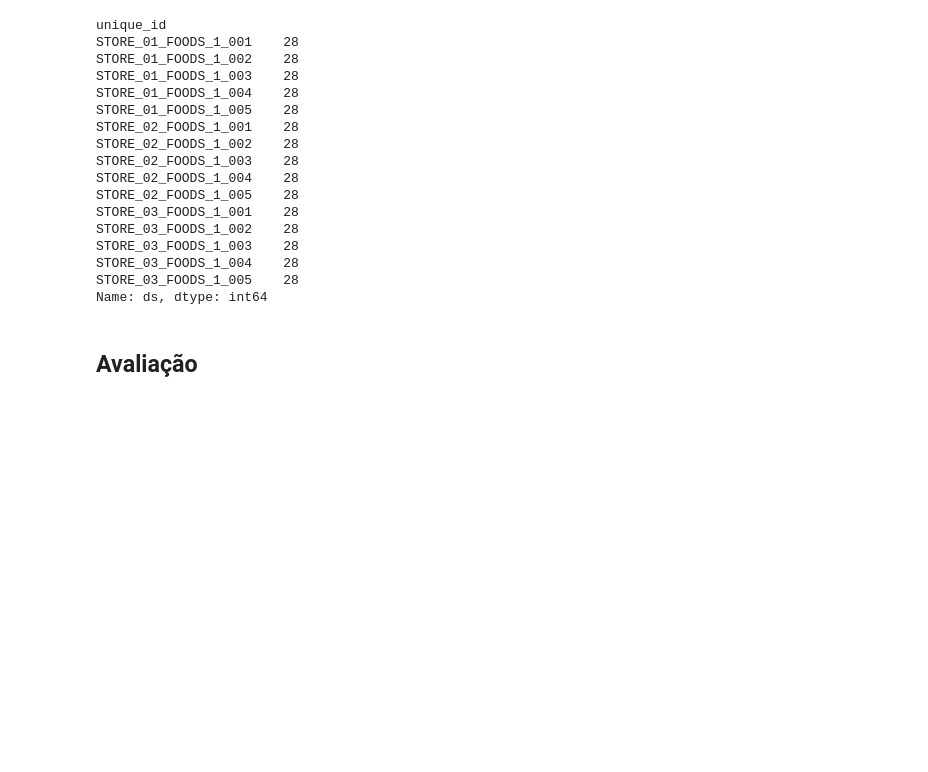
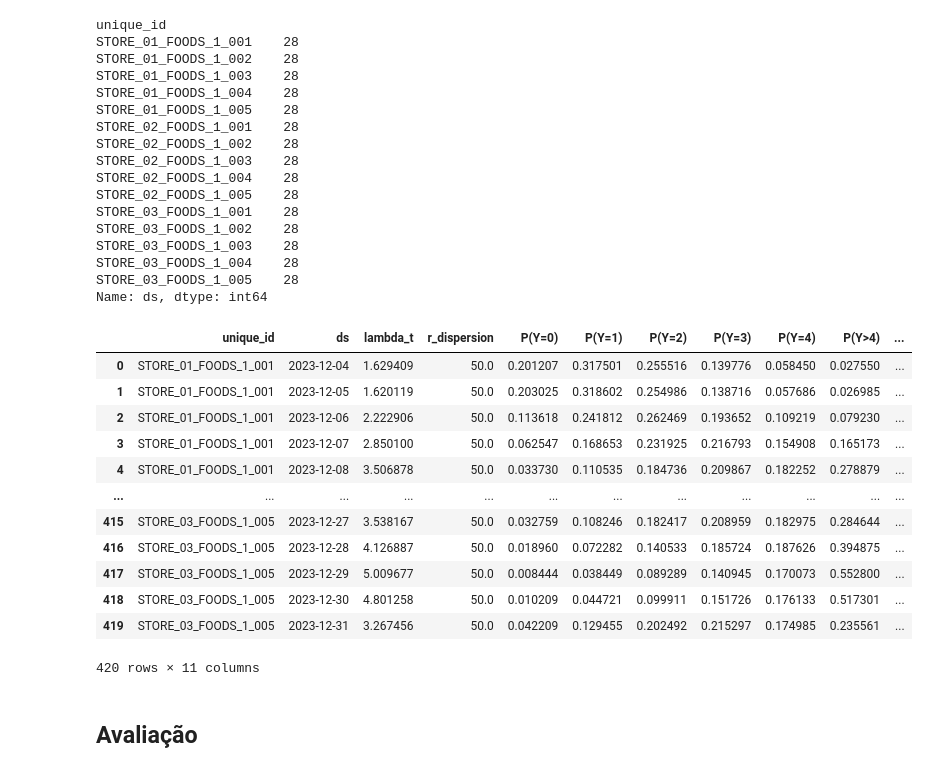
Before and after one commit to heylucasleao/forecasting, a Jupyter notebook: Lokad & Vekia/vokad_m5_competition/eda.ipynb, the cells around one changed output. Drawn from its saved outputs; the diff is of its cells as text; code cells hidden in the pictures; blank space fills up the shorter version.

```diff
--- a/Lokad & Vekia/vokad_m5_competition/eda.ipynb
+++ b/Lokad & Vekia/vokad_m5_competition/eda.ipynb
@@ -472,8 +529,24 @@ STORE_03_FOODS_1_004    28
 STORE_03_FOODS_1_005    28
 Name: ds, dtype: int64
 # %%
-df_res = issm.predict(h=28, X_df=df_test[["ds", "sell_price", "relative_price", "is_event", "is_holiday_window", "unique_id"]], quantiles=[0.95])
+df_res = issm.predict_pmf(h=28, X_df=df_test[["ds", "sell_price", "relative_price", "is_event", "is_holiday_window", "unique_id"]], max_k=4)
 df_res.loc[:, "y"] = df_test["y"].values
+# %%
+df_res
+# %% [output]
+|  | unique_id | ds | lambda_t | r_dispersion | P(Y=0) | P(Y=1) | P(Y=2) | P(Y=3) | P(Y=4) | P(Y>4) | ... |
+| 0 | STORE_01_FOODS_1_001 | 2023-12-04 | 1.629409 | 50.0 | 0.201207 | 0.317501 | 0.255516 | 0.139776 | 0.058450 | 0.027550 | ... |
+| 1 | STORE_01_FOODS_1_001 | 2023-12-05 | 1.620119 | 50.0 | 0.203025 | 0.318602 | 0.254986 | 0.138716 | 0.057686 | 0.026985 | ... |
+| 2 | STORE_01_FOODS_1_001 | 2023-12-06 | 2.222906 | 50.0 | 0.113618 | 0.241812 | 0.262469 | 0.193652 | 0.109219 | 0.079230 | ... |
+| 3 | STORE_01_FOODS_1_001 | 2023-12-07 | 2.850100 | 50.0 | 0.062547 | 0.168653 | 0.231925 | 0.216793 | 0.154908 | 0.165173 | ... |
+| 4 | STORE_01_FOODS_1_001 | 2023-12-08 | 3.506878 | 50.0 | 0.033730 | 0.110535 | 0.184736 | 0.209867 | 0.182252 | 0.278879 | ... |
+| ... | ... | ... | ... | ... | ... | ... | ... | ... | ... | ... | ... |
+| 415 | STORE_03_FOODS_1_005 | 2023-12-27 | 3.538167 | 50.0 | 0.032759 | 0.108246 | 0.182417 | 0.208959 | 0.182975 | 0.284644 | ... |
+| 416 | STORE_03_FOODS_1_005 | 2023-12-28 | 4.126887 | 50.0 | 0.018960 | 0.072282 | 0.140533 | 0.185724 | 0.187626 | 0.394875 | ... |
+| 417 | STORE_03_FOODS_1_005 | 2023-12-29 | 5.009677 | 50.0 | 0.008444 | 0.038449 | 0.089289 | 0.140945 | 0.170073 | 0.552800 | ... |
+| 418 | STORE_03_FOODS_1_005 | 2023-12-30 | 4.801258 | 50.0 | 0.010209 | 0.044721 | 0.099911 | 0.151726 | 0.176133 | 0.517301 | ... |
+| 419 | STORE_03_FOODS_1_005 | 2023-12-31 | 3.267456 | 50.0 | 0.042209 | 0.129455 | 0.202492 | 0.215297 | 0.174985 | 0.235561 | ... |
+420 rows × 11 columns
 # %% [markdown]
 ## Avaliação
 # %%
```
Also changed, not shown: parts of 1 cell of this notebook.
